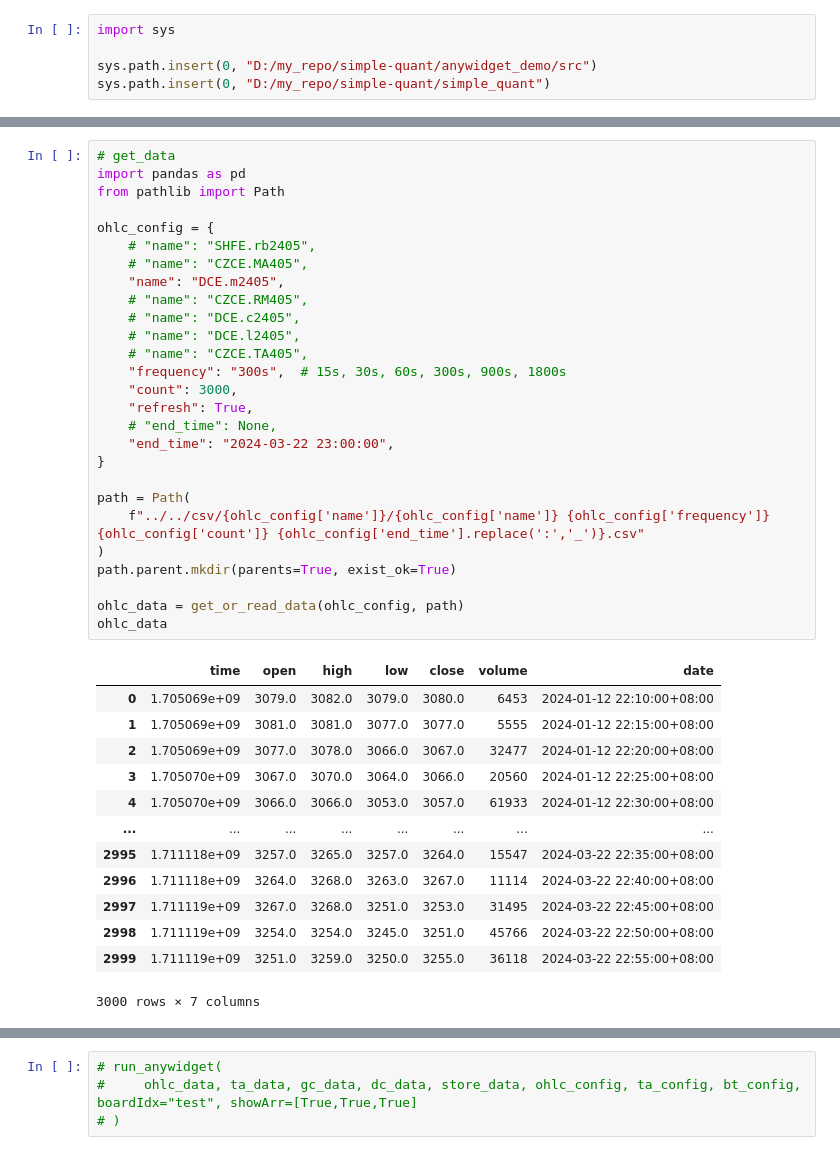
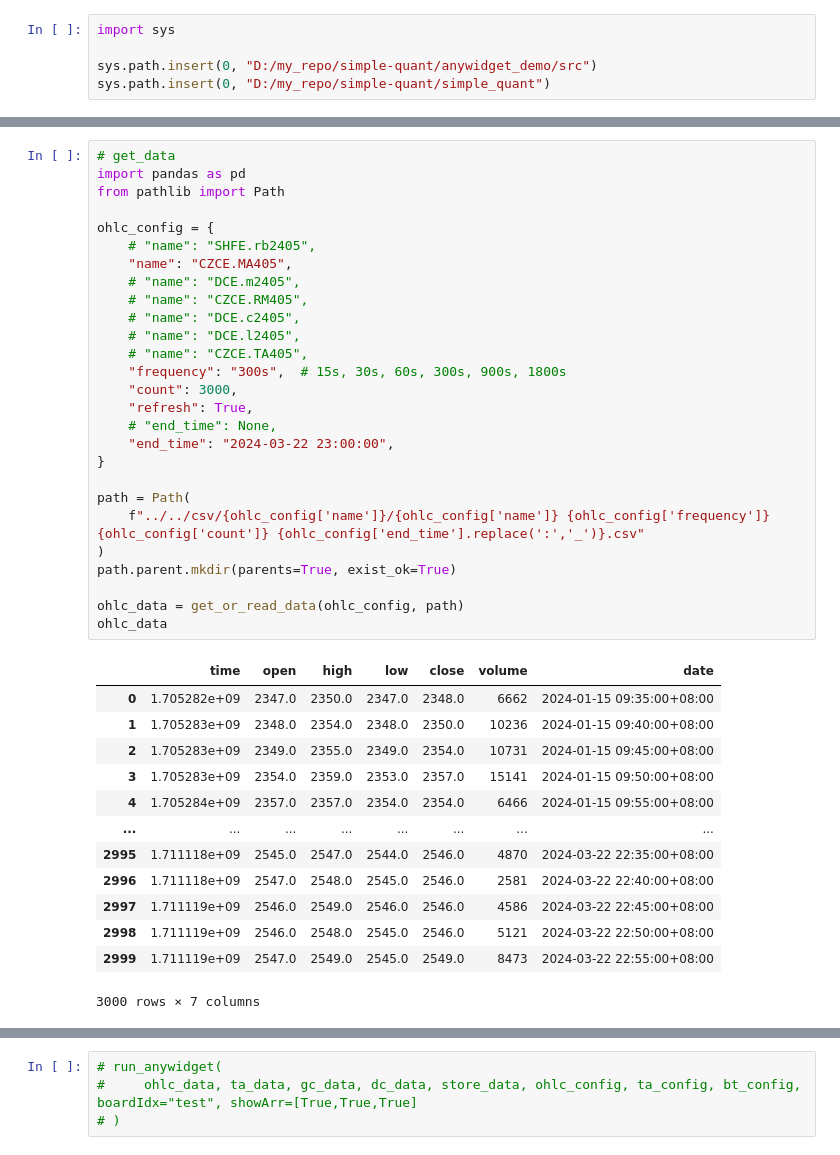
Before and after one commit to hxse/simple-quant, a Jupyter notebook: example/2024年04月03日/demo - 甲醇 2024年04月03日.ipynb, the cells around one changed output, grey strips where cells are left out. Cells and saved outputs as stored; diff of their text form.

```diff
--- a/example/2024年04月03日/demo - 甲醇 2024年04月03日.ipynb
+++ b/example/2024年04月03日/demo - 甲醇 2024年04月03日.ipynb
@@ -34,43 +34,43 @@ print(demo_time, d, t)
 # %%
 # get_data
 import pandas as pd
 from pathlib import Path
 
 ohlc_config = {
     # "name": "SHFE.rb2405",
-    # "name": "CZCE.MA405",
-    "name": "DCE.m2405",
+    "name": "CZCE.MA405",
+    # "name": "DCE.m2405",
     # "name": "CZCE.RM405",
     # "name": "DCE.c2405",
     # "name": "DCE.l2405",
     # "name": "CZCE.TA405",
     "frequency": "300s",  # 15s, 30s, 60s, 300s, 900s, 1800s
     "count": 3000,
     "refresh": True,
     # "end_time": None,
     "end_time": "2024-03-22 23:00:00",
 }
 
 path = Path(
     f"../../csv/{ohlc_config['name']}/{ohlc_config['name']} {ohlc_config['frequency']} {ohlc_config['count']} {ohlc_config['end_time'].replace(':','_')}.csv"
 )
 path.parent.mkdir(parents=True, exist_ok=True)
 
 ohlc_data = get_or_read_data(ohlc_config, path)
 ohlc_data
 # %% [output]
 |  | time | open | high | low | close | volume | date |
-| 0 | 1.705069e+09 | 3079.0 | 3082.0 | 3079.0 | 3080.0 | 6453 | 2024-01-12 22:10:00+08:00 |
-| 1 | 1.705069e+09 | 3081.0 | 3081.0 | 3077.0 | 3077.0 | 5555 | 2024-01-12 22:15:00+08:00 |
-| 2 | 1.705069e+09 | 3077.0 | 3078.0 | 3066.0 | 3067.0 | 32477 | 2024-01-12 22:20:00+08:00 |
-| 3 | 1.705070e+09 | 3067.0 | 3070.0 | 3064.0 | 3066.0 | 20560 | 2024-01-12 22:25:00+08:00 |
-| 4 | 1.705070e+09 | 3066.0 | 3066.0 | 3053.0 | 3057.0 | 61933 | 2024-01-12 22:30:00+08:00 |
+| 0 | 1.705282e+09 | 2347.0 | 2350.0 | 2347.0 | 2348.0 | 6662 | 2024-01-15 09:35:00+08:00 |
+| 1 | 1.705283e+09 | 2348.0 | 2354.0 | 2348.0 | 2350.0 | 10236 | 2024-01-15 09:40:00+08:00 |
+| 2 | 1.705283e+09 | 2349.0 | 2355.0 | 2349.0 | 2354.0 | 10731 | 2024-01-15 09:45:00+08:00 |
+| 3 | 1.705283e+09 | 2354.0 | 2359.0 | 2353.0 | 2357.0 | 15141 | 2024-01-15 09:50:00+08:00 |
+| 4 | 1.705284e+09 | 2357.0 | 2357.0 | 2354.0 | 2354.0 | 6466 | 2024-01-15 09:55:00+08:00 |
 | ... | ... | ... | ... | ... | ... | ... | ... |
-| 2995 | 1.711118e+09 | 3257.0 | 3265.0 | 3257.0 | 3264.0 | 15547 | 2024-03-22 22:35:00+08:00 |
-| 2996 | 1.711118e+09 | 3264.0 | 3268.0 | 3263.0 | 3267.0 | 11114 | 2024-03-22 22:40:00+08:00 |
-| 2997 | 1.711119e+09 | 3267.0 | 3268.0 | 3251.0 | 3253.0 | 31495 | 2024-03-22 22:45:00+08:00 |
-| 2998 | 1.711119e+09 | 3254.0 | 3254.0 | 3245.0 | 3251.0 | 45766 | 2024-03-22 22:50:00+08:00 |
-| 2999 | 1.711119e+09 | 3251.0 | 3259.0 | 3250.0 | 3255.0 | 36118 | 2024-03-22 22:55:00+08:00 |
+| 2995 | 1.711118e+09 | 2545.0 | 2547.0 | 2544.0 | 2546.0 | 4870 | 2024-03-22 22:35:00+08:00 |
+| 2996 | 1.711118e+09 | 2547.0 | 2548.0 | 2545.0 | 2546.0 | 2581 | 2024-03-22 22:40:00+08:00 |
+| 2997 | 1.711119e+09 | 2546.0 | 2549.0 | 2546.0 | 2546.0 | 4586 | 2024-03-22 22:45:00+08:00 |
+| 2998 | 1.711119e+09 | 2546.0 | 2548.0 | 2545.0 | 2546.0 | 5121 | 2024-03-22 22:50:00+08:00 |
+| 2999 | 1.711119e+09 | 2547.0 | 2549.0 | 2545.0 | 2549.0 | 8473 | 2024-03-22 22:55:00+08:00 |
 3000 rows × 7 columns
 # %%
 # run_add_ta
```
Also changed, not shown: parts of 8 cells of this notebook, 3 other files.
